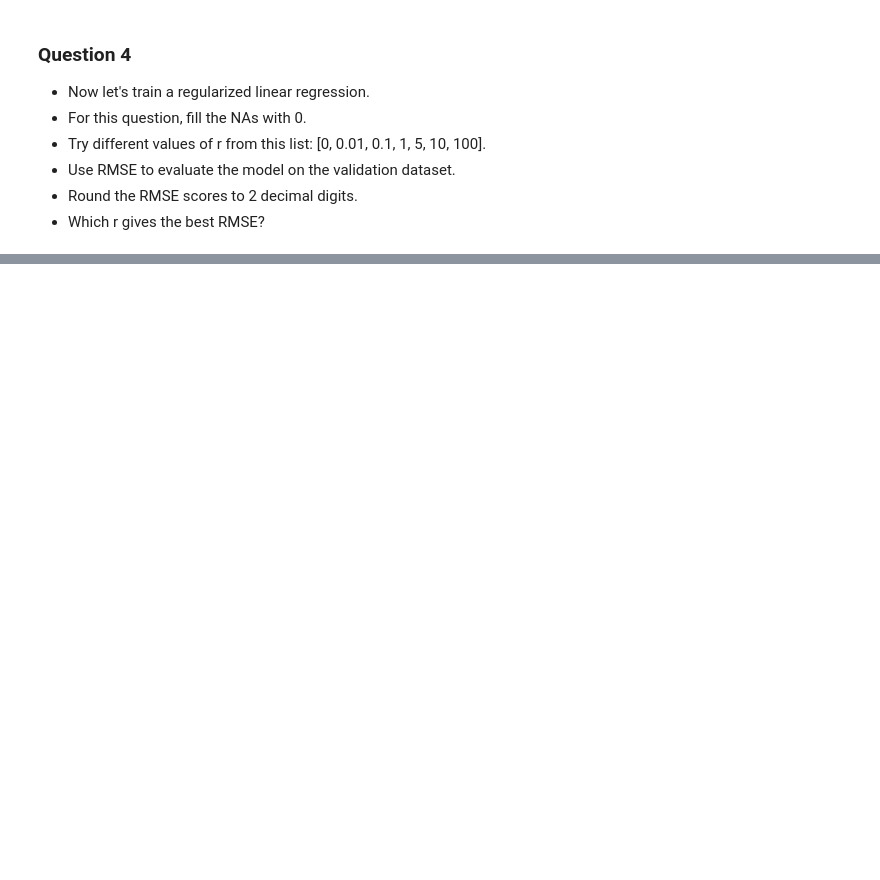
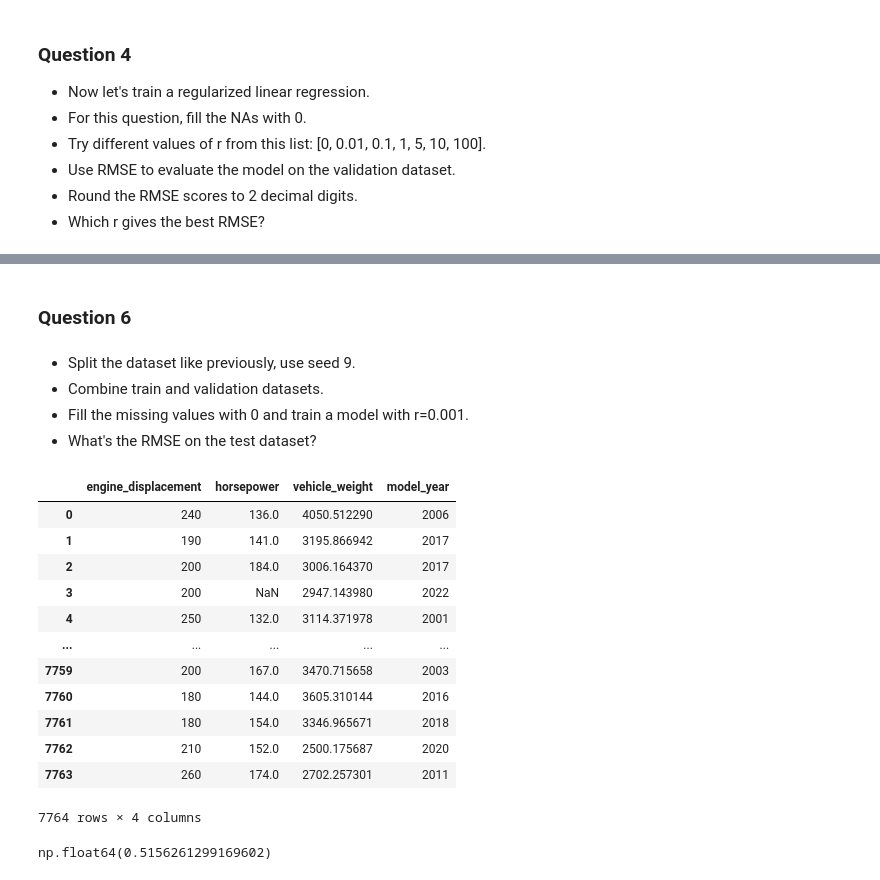
Before and after one commit to eadka/mlzoomcamp, a Jupyter notebook: 02-regression/02_regressionHomework.ipynb, the cells around one changed output, grey strips where cells are left out. Drawn from its saved outputs; the diff is of its cells as text; code cells hidden in the pictures; blank space fills up the shorter version.

```diff
--- a/02-regression/02_regressionHomework.ipynb
+++ b/02-regression/02_regressionHomework.ipynb
@@ -242,0 +334,7 @@ for r in [0.0, 0.0000001, 0.0001, 0.001, 0.01, 0.1, 1, 10]:
+# %% [markdown]
+### Question 6
+# %% [markdown]
+- Split the dataset like previously, use seed 9.
+- Combine train and validation datasets.
+- Fill the missing values with 0 and train a model with r=0.001.
+- What's the RMSE on the test dataset?
@@ -242,0 +374,38 @@ for r in [0.0, 0.0000001, 0.0001, 0.001, 0.01, 0.1, 1, 10]:
+# %%
+idx = np.arange(n)
+np.random.seed(9)
+np.random.shuffle(idx)
+
+n_val = int(n * 0.2)
+n_test = int(n * 0.2)
+n_train = n - n_val - n_test
+# %%
+df_train = df.iloc[idx[:n_train]]
+df_val = df.iloc[idx[n_train:n_train+n_val]]
+df_test = df.iloc[idx[n_train+n_val:]]
+
+y_train = df_train.fuel_efficiency_mpg
+y_val = df_val.fuel_efficiency_mpg
+y_test = df_test.fuel_efficiency_mpg
+
+del df_train['fuel_efficiency_mpg']
+del df_val['fuel_efficiency_mpg']
+del df_test['fuel_efficiency_mpg']
+# %%
+df_full_train = pd.concat([df_train, df_val])
+df_full_train = df_full_train.reset_index(drop=True)
+df_full_train
+# %% [output]
+|  | engine_displacement | horsepower | vehicle_weight | model_year |
+| 0 | 240 | 136.0 | 4050.512290 | 2006 |
+| 1 | 190 | 141.0 | 3195.866942 | 2017 |
+| 2 | 200 | 184.0 | 3006.164370 | 2017 |
+| 3 | 200 | NaN | 2947.143980 | 2022 |
+| 4 | 250 | 132.0 | 3114.371978 | 2001 |
+| ... | ... | ... | ... | ... |
+| 7759 | 200 | 167.0 | 3470.715658 | 2003 |
+| 7760 | 180 | 144.0 | 3605.310144 | 2016 |
+| 7761 | 180 | 154.0 | 3346.965671 | 2018 |
+| 7762 | 210 | 152.0 | 2500.175687 | 2020 |
+| 7763 | 260 | 174.0 | 2702.257301 | 2011 |
+7764 rows × 4 columns
@@ -242,0 +414,10 @@ for r in [0.0, 0.0000001, 0.0001, 0.001, 0.01, 0.1, 1, 10]:
+# %%
+X_full_train = prepare_X(df_full_train,0)
+w0, w = train_linear_regression_reg(X_full_train, y_full_train,0.001)
+
+X_test = prepare_X(df_test)
+y_pred = w0 + X_test.dot(w)
+
+rmse(y_test, y_pred)
+# %% [output]
+np.float64(0.5156261299169602)
```
Also changed, not shown: parts of 22 cells of this notebook.
